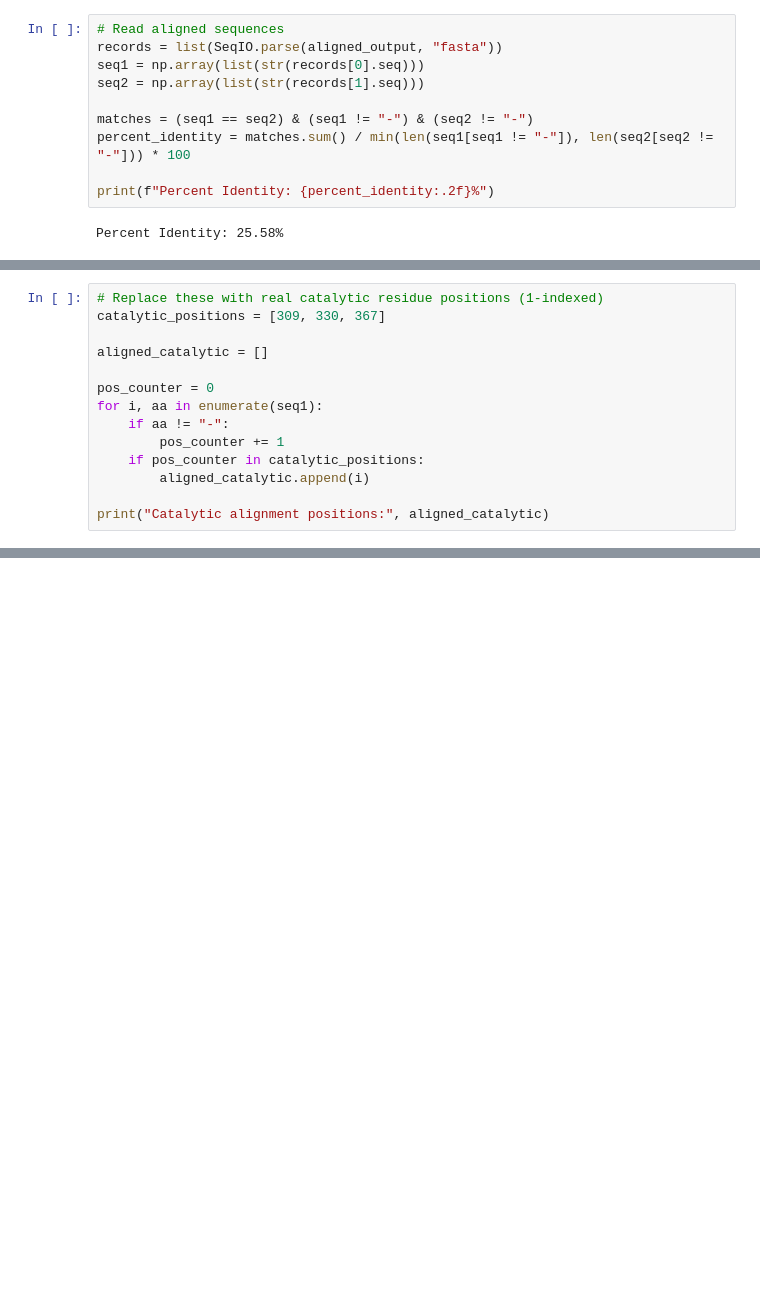
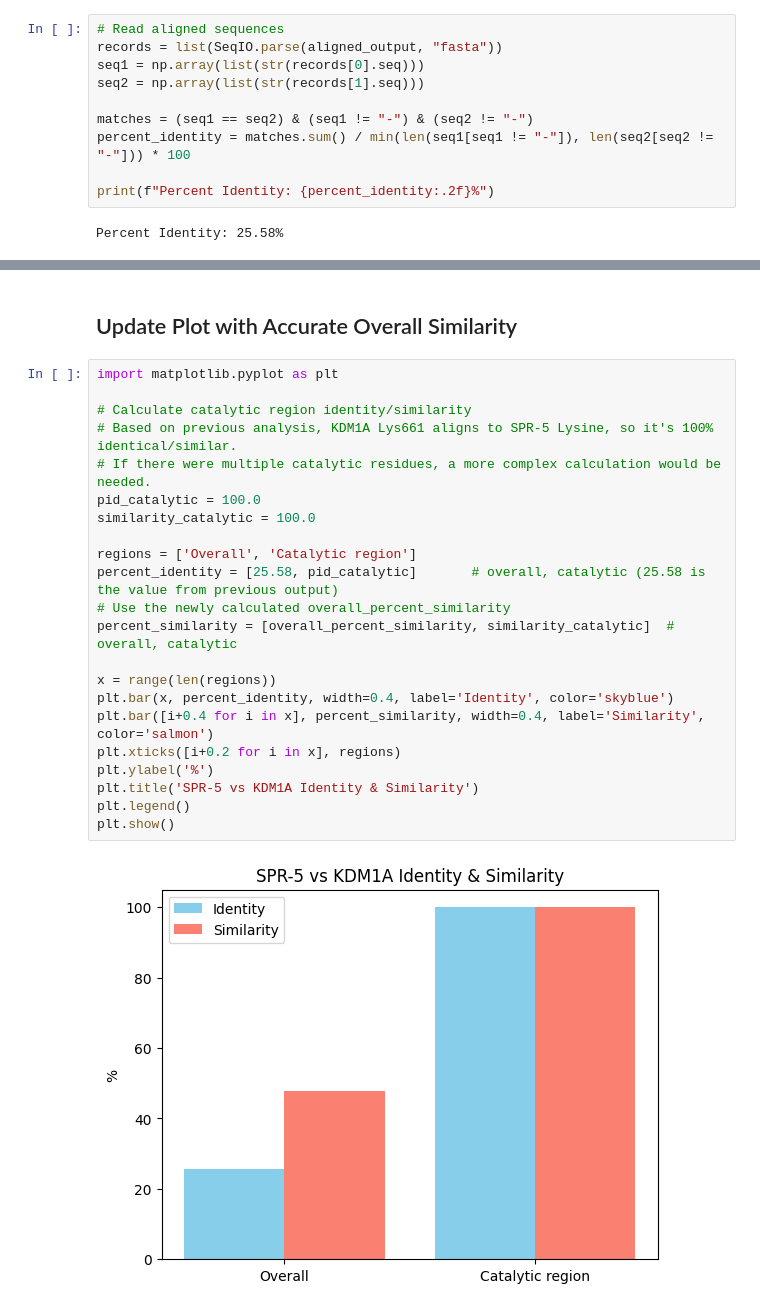
Before and after one commit to marlanaswann/spr5-kdm1a-conservation-, a Jupyter notebook: notebooks/03_Sequence_Alignment_of_KDM1A_and_SPR_5_(MAFFT)_.ipynb, the cells around one changed output, grey strips where cells are left out. Drawn from its saved outputs; the diff is of its cells as text; blank space fills up the shorter version.

```diff
--- a/notebooks/03_Sequence_Alignment_of_KDM1A_and_SPR_5_(MAFFT)_.ipynb
+++ b/notebooks/03_Sequence_Alignment_of_KDM1A_and_SPR_5_(MAFFT)_.ipynb
@@ -177,14 +239,0 @@ plt.show()
-# %%
-# Replace these with real catalytic residue positions (1-indexed)
-catalytic_positions = [309, 330, 367]
-
-aligned_catalytic = []
-
-pos_counter = 0
-for i, aa in enumerate(seq1):
-    if aa != "-":
-        pos_counter += 1
-    if pos_counter in catalytic_positions:
-        aligned_catalytic.append(i)
-
-print("Catalytic alignment positions:", aligned_catalytic)
@@ -222,0 +299,26 @@ Generate a heatmap visualizing the occurrence of each domain in SPR-5 versus KDM
+# %% [markdown]
+## Update Plot with Accurate Overall Similarity
+# %%
+import matplotlib.pyplot as plt
+
+# Calculate catalytic region identity/similarity
+# Based on previous analysis, KDM1A Lys661 aligns to SPR-5 Lysine, so it's 100% identical/similar.
+# If there were multiple catalytic residues, a more complex calculation would be needed.
+pid_catalytic = 100.0
+similarity_catalytic = 100.0
+
+regions = ['Overall', 'Catalytic region']
+percent_identity = [25.58, pid_catalytic]       # overall, catalytic (25.58 is the value from previous output)
+# Use the newly calculated overall_percent_similarity
+percent_similarity = [overall_percent_similarity, similarity_catalytic]  # overall, catalytic
+
+x = range(len(regions))
+plt.bar(x, percent_identity, width=0.4, label='Identity', color='skyblue')
+plt.bar([i+0.4 for i in x], percent_similarity, width=0.4, label='Similarity', color='salmon')
+plt.xticks([i+0.2 for i in x], regions)
+plt.ylabel('%')
+plt.title('SPR-5 vs KDM1A Identity & Similarity')
+plt.legend()
+plt.show()
+# %% [output]
+[figure, added]
```
Also changed, not shown: parts of 13 cells of this notebook.
